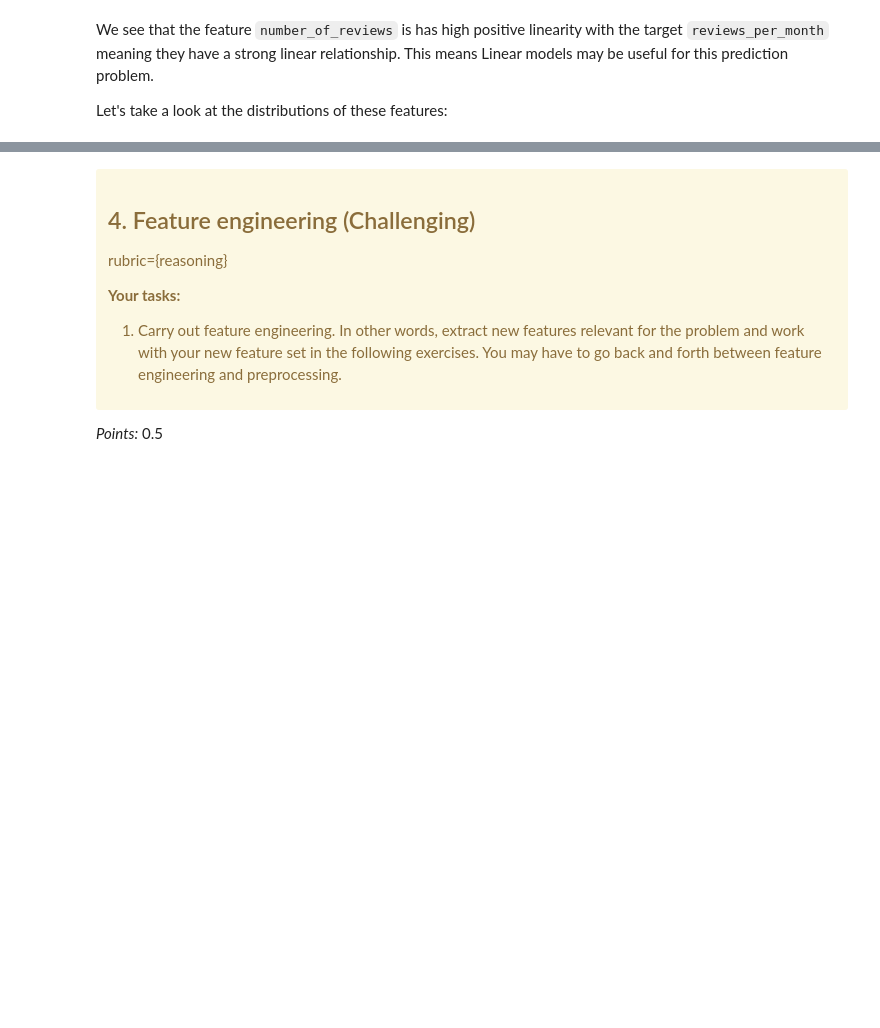
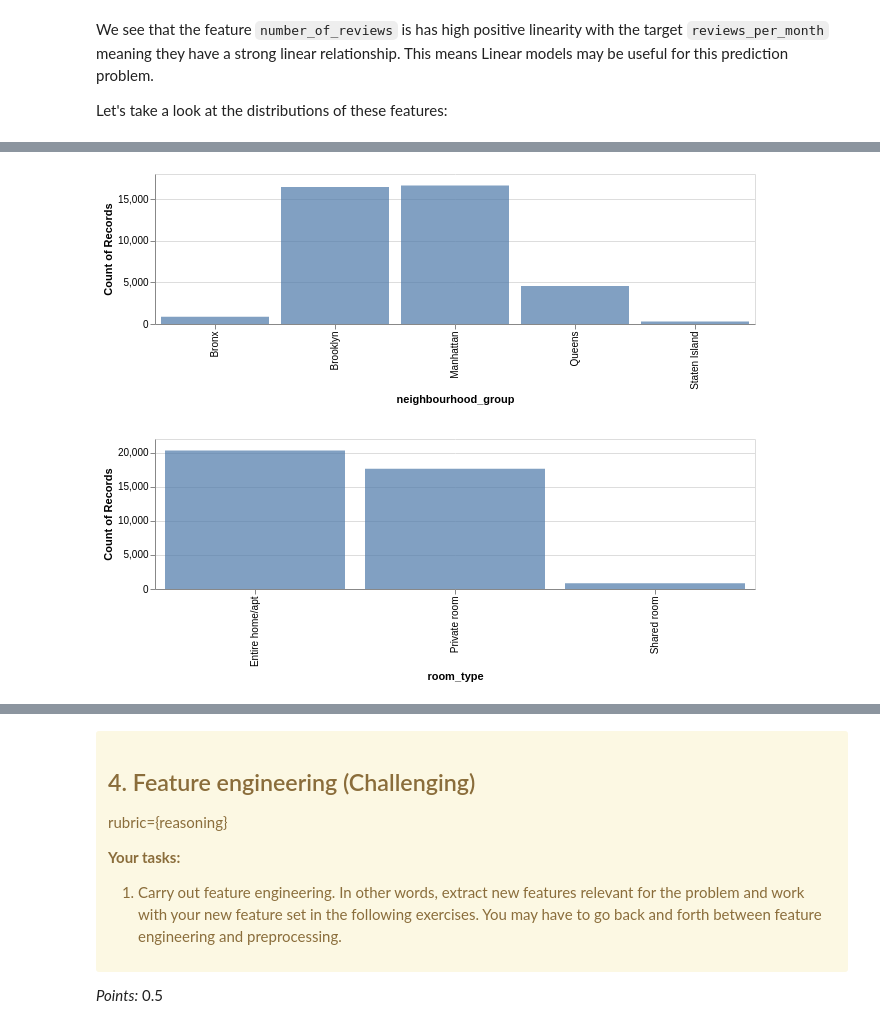
Before and after one commit to UBC-MDS/NYC_airbnb_notebook, a Jupyter notebook: lab4_waiel.ipynb, the cells around one changed output, grey strips where cells are left out. Saved outputs shown, nothing was run; the diff lists cells and outputs as text; code cells hidden in the pictures; blank space fills up the shorter version.

```diff
--- a/lab4_waiel.ipynb
+++ b/lab4_waiel.ipynb
@@ -279,0 +329,9 @@ alt.vconcat(*charts)
+# %%
+alt.Chart(data).mark_bar(opacity=0.7).encode(
+    alt.X(alt.repeat(), type='ordinal'),
+    alt.Y('count()', stack=False)).properties(height=150,width=600).repeat(
+    new_categorical_features,
+    columns=1
+)
+# %% [output]
+[figure, added]
```
Also changed, not shown: parts of 12 cells of this notebook.
